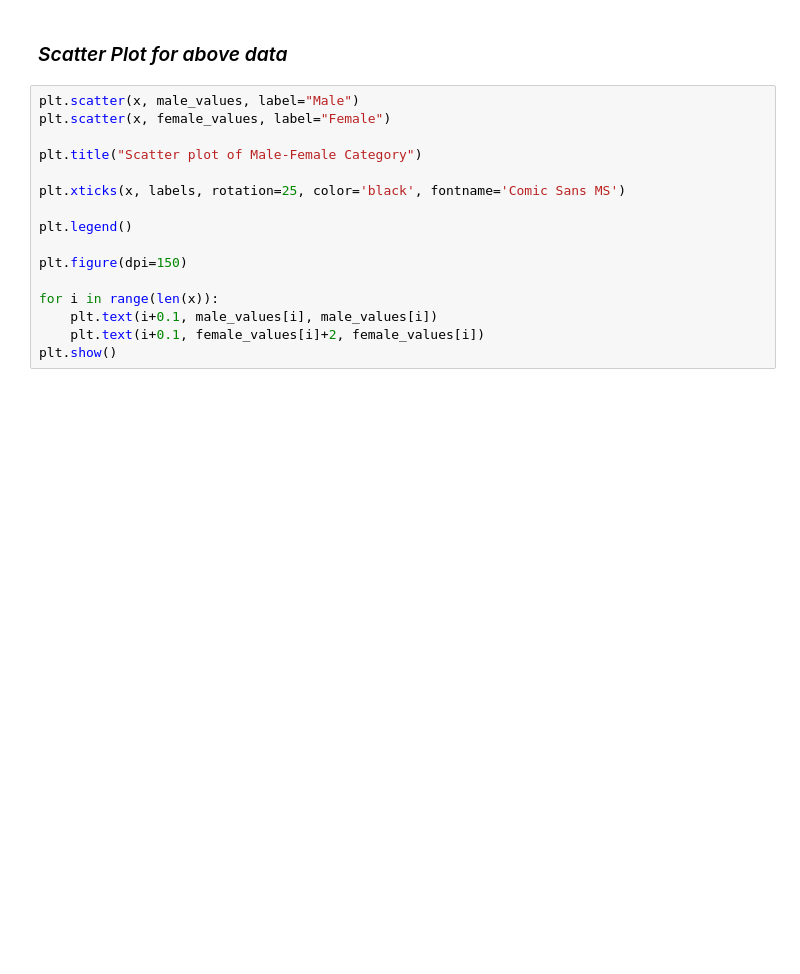
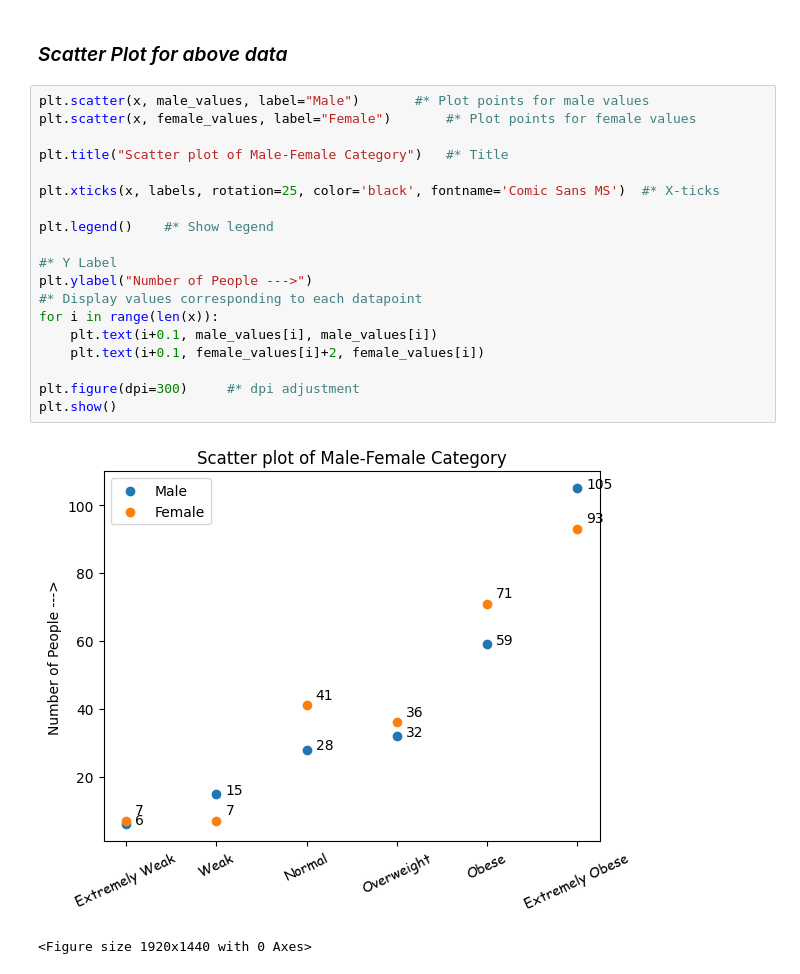
Before and after one commit to Jai-Verma-04/BodyMassIndex, a Jupyter notebook: BodyMassIndex.ipynb, the cells around one changed output. Saved outputs shown, nothing was run; the diff lists cells and outputs as text; blank space fills up the shorter version.

```diff
--- a/BodyMassIndex.ipynb
+++ b/BodyMassIndex.ipynb
@@ -121,18 +170,24 @@ plt.show()
 # %% [markdown]
 ### _Scatter Plot for above data_
 # %%
-plt.scatter(x, male_values, label="Male")
-plt.scatter(x, female_values, label="Female")
+plt.scatter(x, male_values, label="Male")       #* Plot points for male values
+plt.scatter(x, female_values, label="Female")       #* Plot points for female values
 
-plt.title("Scatter plot of Male-Female Category")
+plt.title("Scatter plot of Male-Female Category")   #* Title
 
-plt.xticks(x, labels, rotation=25, color='black', fontname='Comic Sans MS')
+plt.xticks(x, labels, rotation=25, color='black', fontname='Comic Sans MS')  #* X-ticks
 
-plt.legend()
+plt.legend()    #* Show legend
 
-plt.figure(dpi=150)
-
+#* Y Label
+plt.ylabel("Number of People --->")
+#* Display values corresponding to each datapoint
 for i in range(len(x)):
     plt.text(i+0.1, male_values[i], male_values[i])
     plt.text(i+0.1, female_values[i]+2, female_values[i])
+
+plt.figure(dpi=300)     #* dpi adjustment
 plt.show()
+# %% [output]
+[figure, added]
+<Figure size 1920x1440 with 0 Axes>
```
Also changed, not shown: parts of 8 cells of this notebook.
